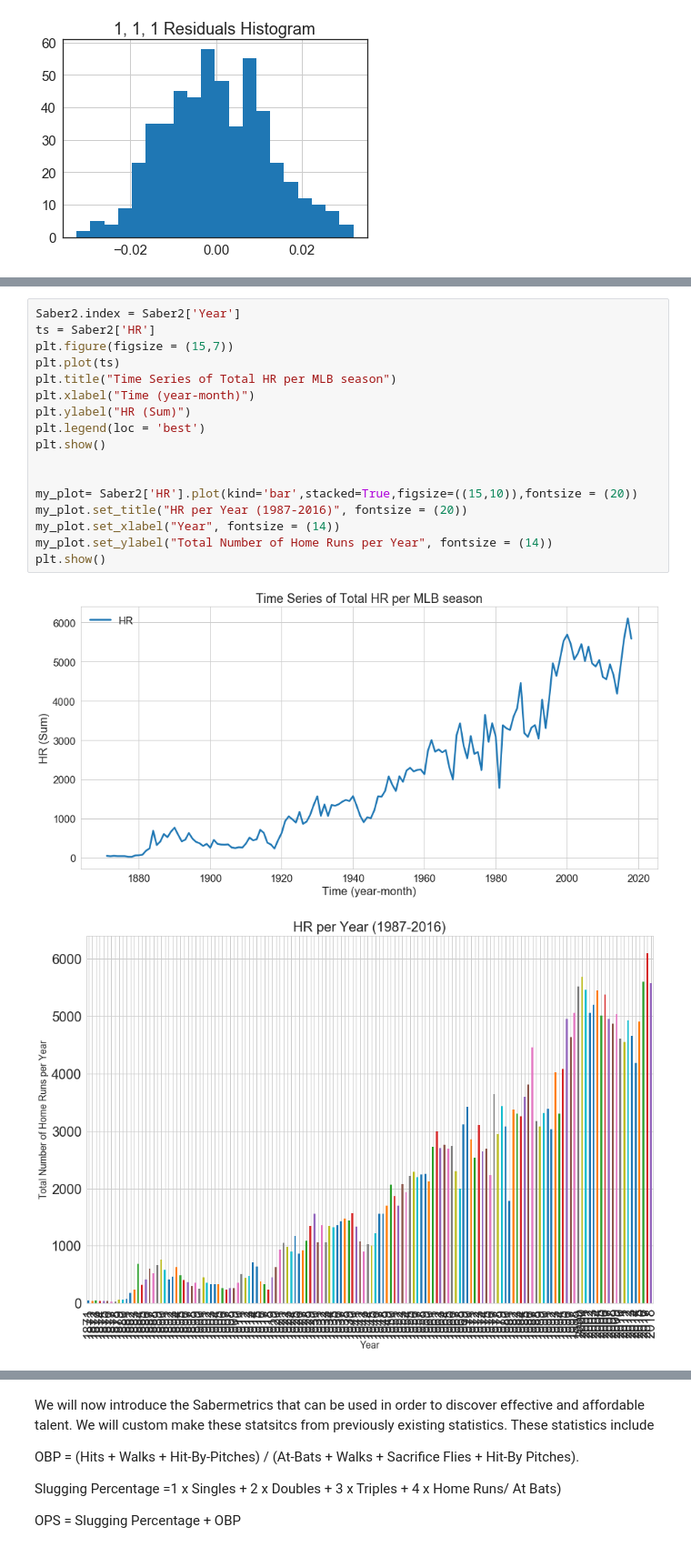
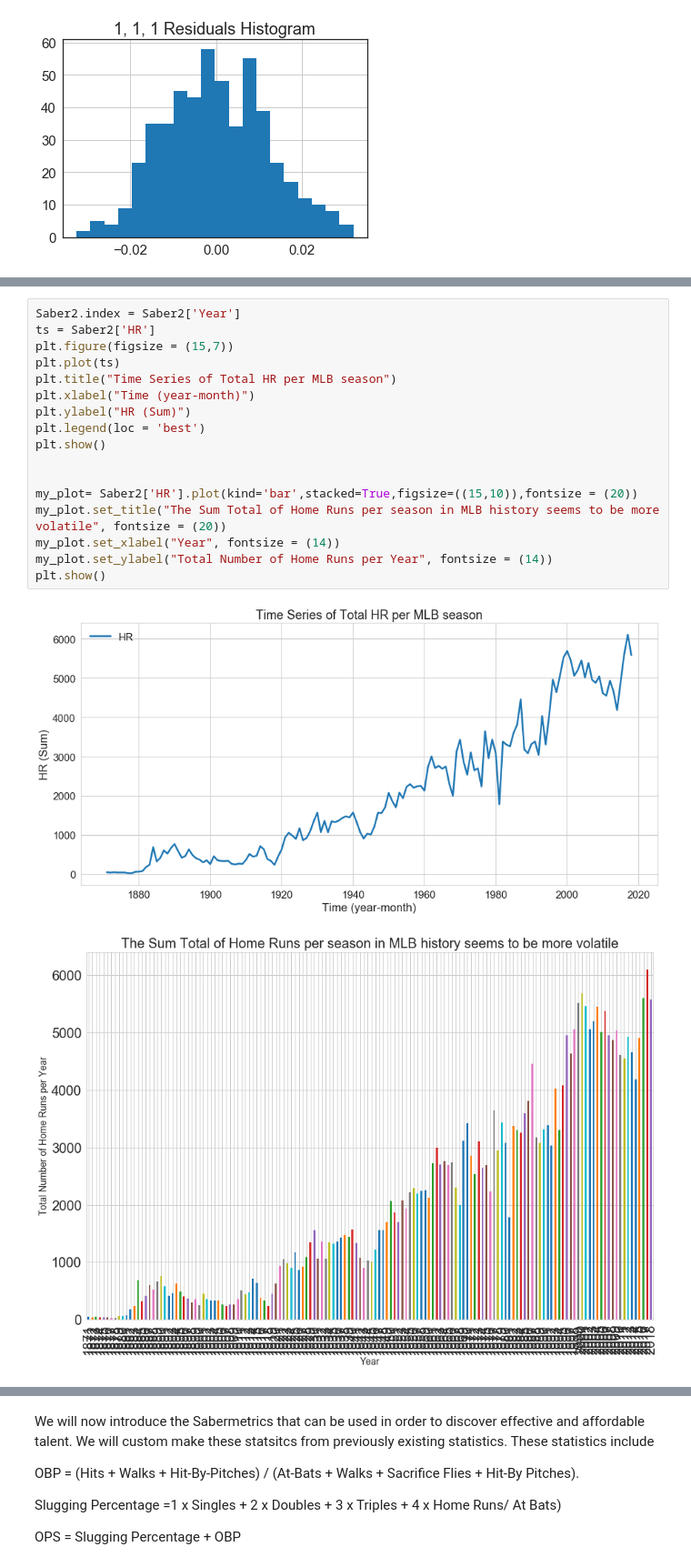
Before and after one commit to ezzanger/Supervised-Learning-Capstones, a Jupyter notebook: MLB Winning Optimization Machine.ipynb, the cells around one changed output, grey strips where cells are left out. Shown at 91% size. Saved outputs shown, nothing was run; the diff lists cells and outputs as text.

```diff
--- a/MLB Winning Optimization Machine.ipynb
+++ b/MLB Winning Optimization Machine.ipynb
@@ -270,21 +293,21 @@ plt.show()
 # %%
 Saber2.index = Saber2['Year']
 ts = Saber2['HR']
 plt.figure(figsize = (15,7))
 plt.plot(ts)
 plt.title("Time Series of Total HR per MLB season")
 plt.xlabel("Time (year-month)")
 plt.ylabel("HR (Sum)")
 plt.legend(loc = 'best')
 plt.show()
 
 
 my_plot= Saber2['HR'].plot(kind='bar',stacked=True,figsize=((15,10)),fontsize = (20))
-my_plot.set_title("HR per Year (1987-2016)", fontsize = (20))
+my_plot.set_title("The Sum Total of Home Runs per season in MLB history seems to be more volatile", fontsize = (20))
 my_plot.set_xlabel("Year", fontsize = (14))
 my_plot.set_ylabel("Total Number of Home Runs per Year", fontsize = (14))
 plt.show()
 # %% [output]
 [figure]
-[figure, old version]
+[figure, new version]
 # %% [markdown]
```
Also changed, not shown: parts of 97 cells of this notebook.
